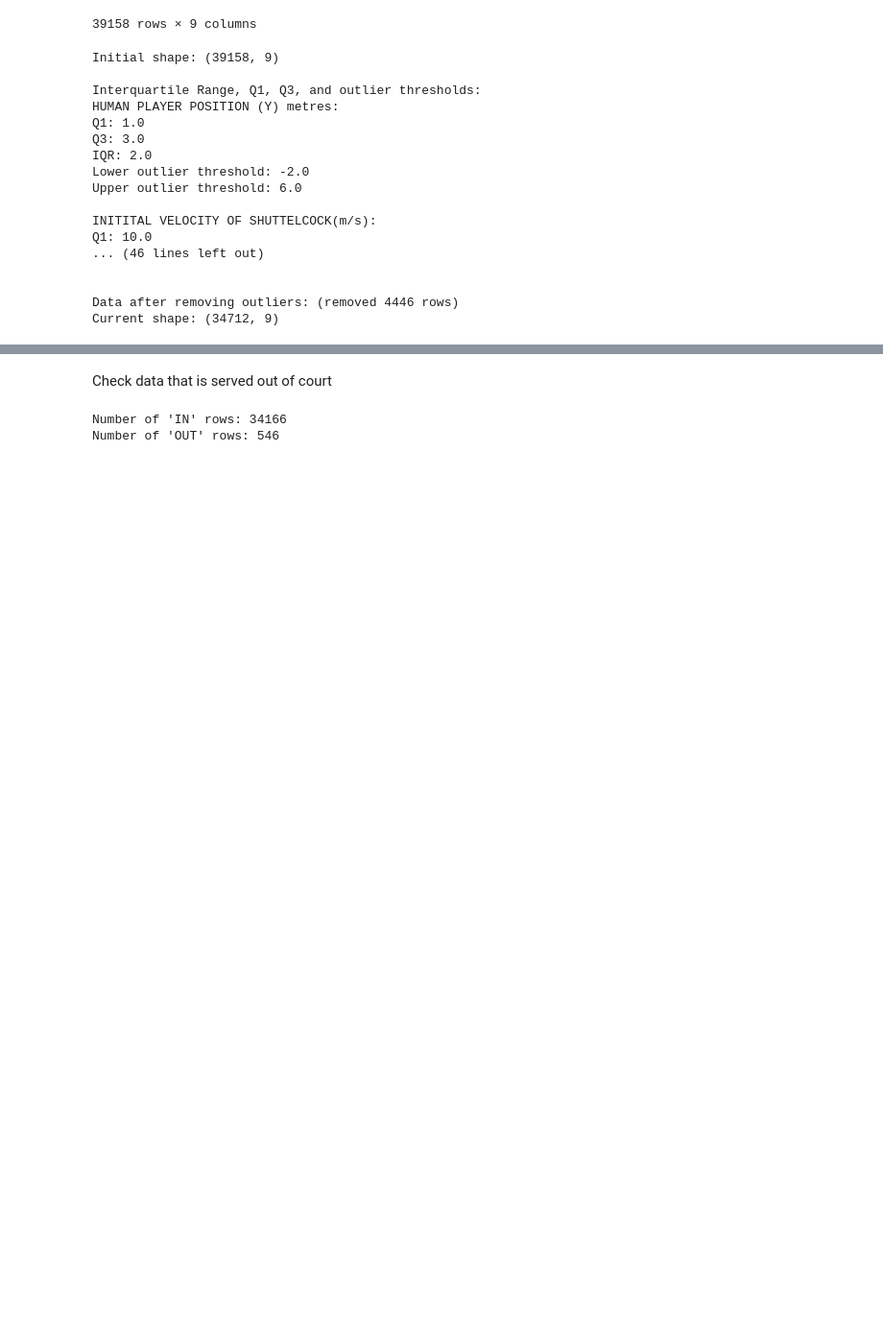
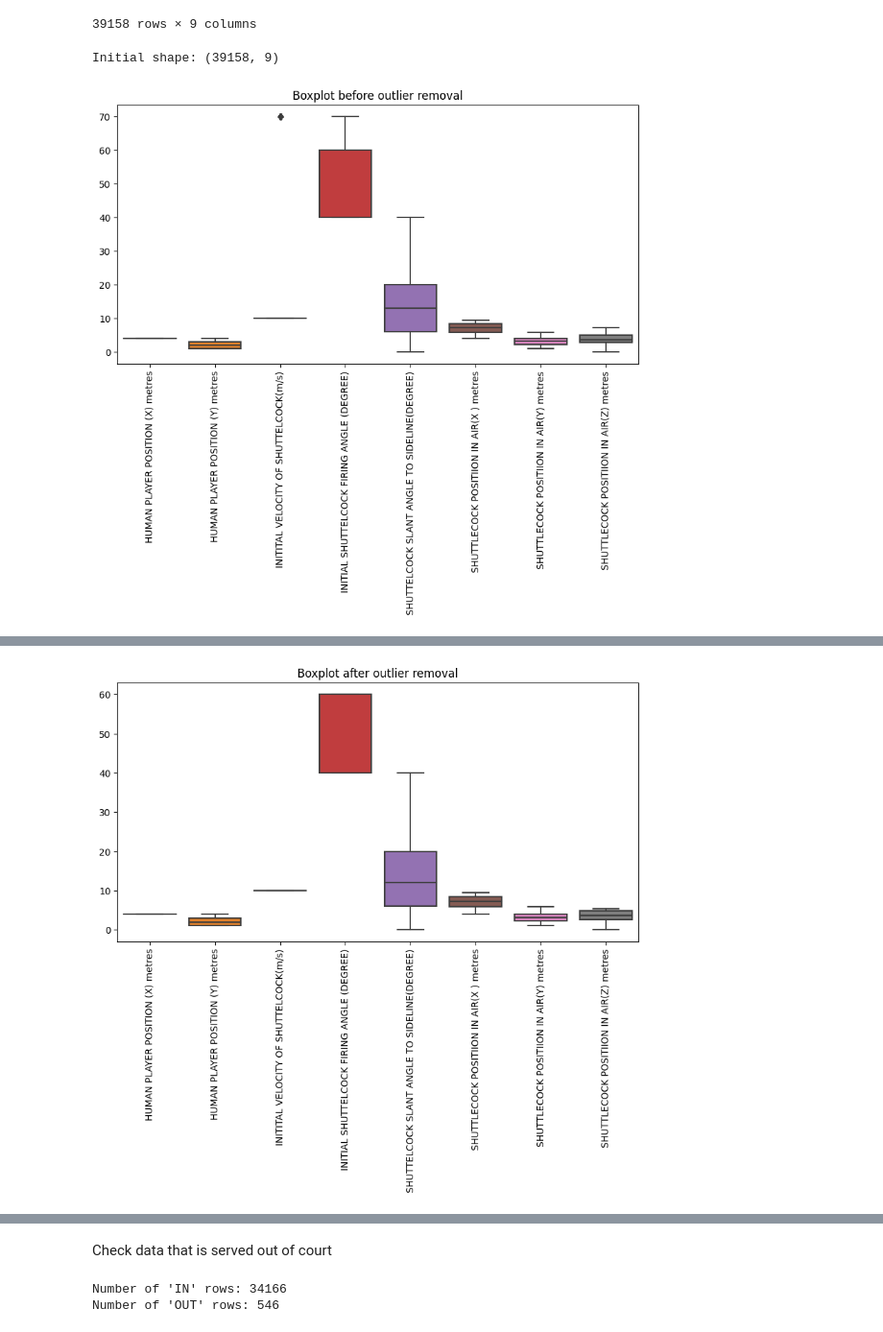
Before and after one commit to xunthongkkkkkk/DataAnalytics3005, a Jupyter notebook: DataPreprocessing/badmintondata1_cleaning.ipynb, the cells around one changed output, grey strips where cells are left out. Shown at 96% size. Drawn from its saved outputs; the diff is of its cells as text; code cells hidden in the pictures; blank space fills up the shorter version.

```diff
--- a/DataPreprocessing/badmintondata1_cleaning.ipynb
+++ b/DataPreprocessing/badmintondata1_cleaning.ipynb
@@ -156,63 +156,62 @@ data1
 | 72638 | 4 | 4 | 70 | 70 | ... |
 39158 rows × 9 columns
 # %%
+import seaborn as sns
+import matplotlib.pyplot as plt
+
 # Print initial data shape
 print(f"\nInitial shape: {data1.shape}")
 
+# Plotting before outlier removal
+plt.figure(figsize=(10,5))
+plt.title('Boxplot before outlier removal')
+sns.boxplot(data=data1.iloc[:, :-1])  # Exclude the last column (SHOT_ID)
+plt.xticks(rotation=90)
+plt.show()
+
 # Calculate Q1, Q3, and IQR
-Q1 = data1.iloc[:, 1:].quantile(0.25)  # Exclude the first column (SHOT_ID)
-Q3 = data1.iloc[:, 1:].quantile(0.75)  # Exclude the first column (SHOT_ID)
+Q1 = data1.iloc[:, :-1].quantile(0.25)  # Exclude the last column (SHOT_ID)
+Q3 = data1.iloc[:, :-1].quantile(0.75)  # Exclude the last column (SHOT_ID)
 IQR = Q3 - Q1
 
-# Duplicate the original dataframe for use in the next steps
-df_temp = data1.copy()
-
 print("\nInterquartile Range, Q1, Q3, and outlier thresholds:")
-for col in data1.columns[1:]:  # Exclude the first column (SHOT_ID)
+for col in data1.columns[:-1]:  # Exclude the last column (SHOT_ID)
     print(f"{col}:")
     print(f"Q1: {Q1[col]}")
     print(f"Q3: {Q3[col]}")
     print(f"IQR: {IQR[col]}")
     print(f"Lower outlier threshold: {Q1[col] - 1.5 * IQR[col]}")
     print(f"Upper outlier threshold: {Q3[col] + 1.5 * IQR[col]}\n")
 
-# Calculate outlier mask for each row
-for shot_id in data1['SHOT_ID'].unique():
-    # Identify outlier rows before removing them
-    outlier_mask = ((data1.iloc[:, 1:] < (Q1 - 1.5 * IQR)) | (data1.iloc[:, 1:] > (Q3 + 1.5 * IQR))).any(axis=1)
-    df_temp.loc[df_temp['SHOT_ID'] == shot_id, 'outlier_mask'] = outlier_mask
+# Identify outlier rows before removing them
+outlier_mask = ((data1.iloc[:, :-1] < (Q1 - 1.5 * IQR)) | (data1.iloc[:, :-1] > (Q3 + 1.5 * IQR))).any(axis=1)
 
-# Identify outlier SHOT_IDs
-outlier_shot_ids = df_temp[df_temp['outlier_mask']].SHOT_ID.unique()
+# Create a dataframe of outliers
+data1_outliers = data1[outlier_mask].copy()
 
-# Filter out outliers by SHOT_ID
-df_no_outliers = df_temp[~df_temp['SHOT_ID'].isin(outlier_shot_ids)].drop(columns='outlier_mask')
+# Save outliers to CSV
+data1_outliers.to_csv("outliers.csv", index=False)
+
+# Filter out outliers
+data1_no_outliers = data1[~outlier_mask]
 
 # Calculate and print number of rows removed
-removed_rows_outliers = data1.shape[0] - df_no_outliers.shape[0]
+removed_rows_outliers = data1.shape[0] - data1_no_outliers.shape[0]
 print(f"\nData after removing outliers: (removed {removed_rows_outliers} rows)")
 
 # Print updated data shape
-print(f"Current shape: {df_no_outliers.shape}")
+print(f"Current shape: {data1_no_outliers.shape}")
 
-# Update df to df_no_outliers
-data1 = df_no_outliers
+# Plotting after outlier removal
+plt.figure(figsize=(10,5))
+plt.title('Boxplot after outlier removal')
+sns.boxplot(data=data1_no_outliers.iloc[:, :-1])  # Exclude the last column (SHOT_ID)
+plt.xticks(rotation=90)
+plt.show()
+
+# Update data1 to data1_no_outliers
+data1 = data1_no_outliers
 data1
 # %% [output]
 Initial shape: (39158, 9)
-
-Interquartile Range, Q1, Q3, and outlier thresholds:
-HUMAN PLAYER POSITION (Y) metres:
-Q1: 1.0
-Q3: 3.0
-IQR: 2.0
-Lower outlier threshold: -2.0
-Upper outlier threshold: 6.0
-
-INITITAL VELOCITY OF SHUTTELCOCK(m/s):
-Q1: 10.0
-... (46 lines left out)
-
-
-Data after removing outliers: (removed 4446 rows)
-Current shape: (34712, 9)
+[figure, added]
@@ -219,3 +235,4 @@ Current shape: (34712, 9)
+[figure, added]
 |  | HUMAN PLAYER POSITION (X) metres | HUMAN PLAYER POSITION (Y) metres | INITITAL VELOCITY OF SHUTTELCOCK(... | INITIAL SHUTTELCOCK FIRING ANGLE ... | ... |
 | 0 | 4 | 1 | 10 | 40 | ... |
 | 1 | 4 | 1 | 10 | 40 | ... |
```
Also changed, not shown: parts of 1 cell of this notebook, 2 other files.
